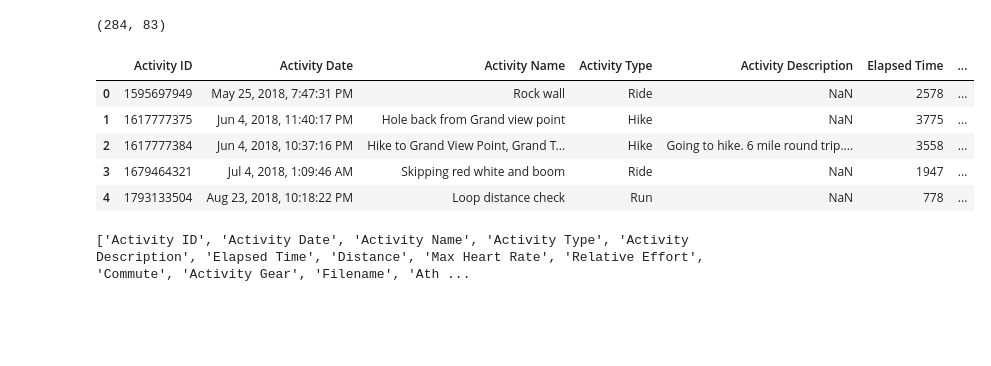
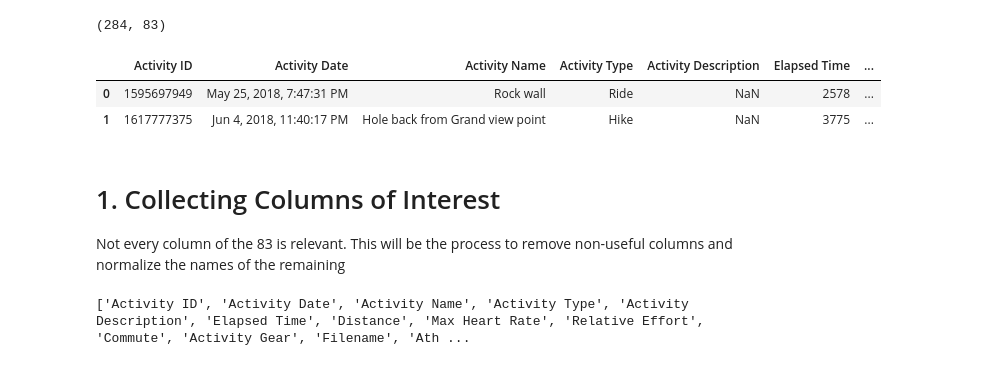
Before and after one commit to ericbauer55/strava-fitness, a Jupyter notebook: src/notebooks/0. Activity Log EDA.ipynb, the cells around one changed output. Cells and saved outputs as stored; diff of their text form; code cells hidden in the pictures; blank space fills up the shorter version.

```diff
--- a/src/notebooks/0. Activity Log EDA.ipynb
+++ b/src/notebooks/0. Activity Log EDA.ipynb
@@ -17,14 +17,14 @@ df.shape
 # %% [output]
 (284, 83)
 # %%
-df.head()
+df.head(2)
 # %% [output]
 |  | Activity ID | Activity Date | Activity Name | Activity Type | Activity Description | Elapsed Time | ... |
 | 0 | 1595697949 | May 25, 2018, 7:47:31 PM | Rock wall | Ride | NaN | 2578 | ... |
 | 1 | 1617777375 | Jun 4, 2018, 11:40:17 PM | Hole back from Grand view point | Hike | NaN | 3775 | ... |
-| 2 | 1617777384 | Jun 4, 2018, 10:37:16 PM | Hike to Grand View Point, Grand T... | Hike | Going to hike. 6 mile round trip.... | 3558 | ... |
-| 3 | 1679464321 | Jul 4, 2018, 1:09:46 AM | Skipping red white and boom | Ride | NaN | 1947 | ... |
-| 4 | 1793133504 | Aug 23, 2018, 10:18:22 PM | Loop distance check | Run | NaN | 778 | ... |
+# %% [markdown]
+# 1. Collecting Columns of Interest
+Not every column of the 83 is relevant. This will be the process to remove non-useful columns and normalize the names of the remaining
 # %%
 print(list(df.columns))
 # %% [output]
```
Also changed, not shown: parts of 7 cells of this notebook.
